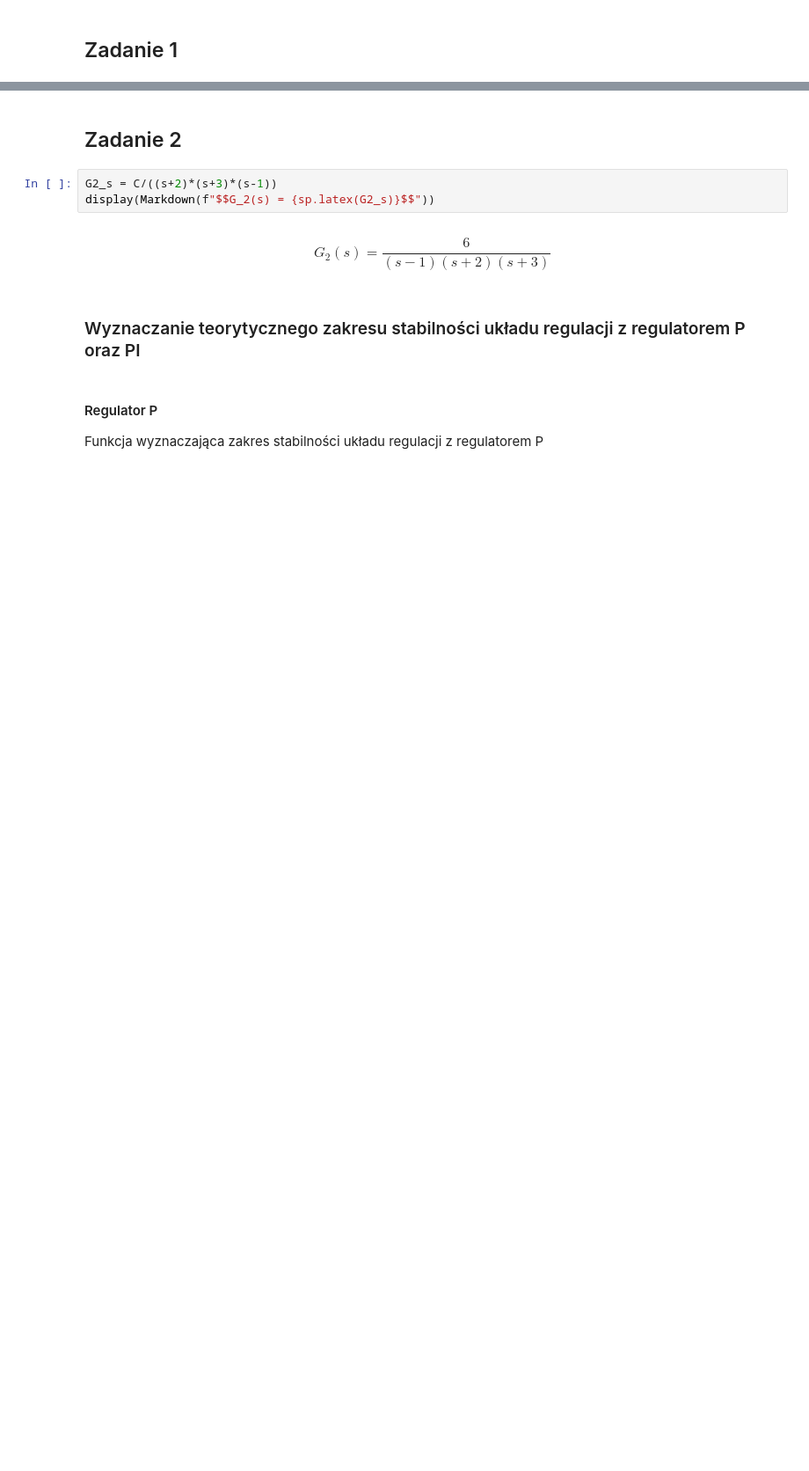
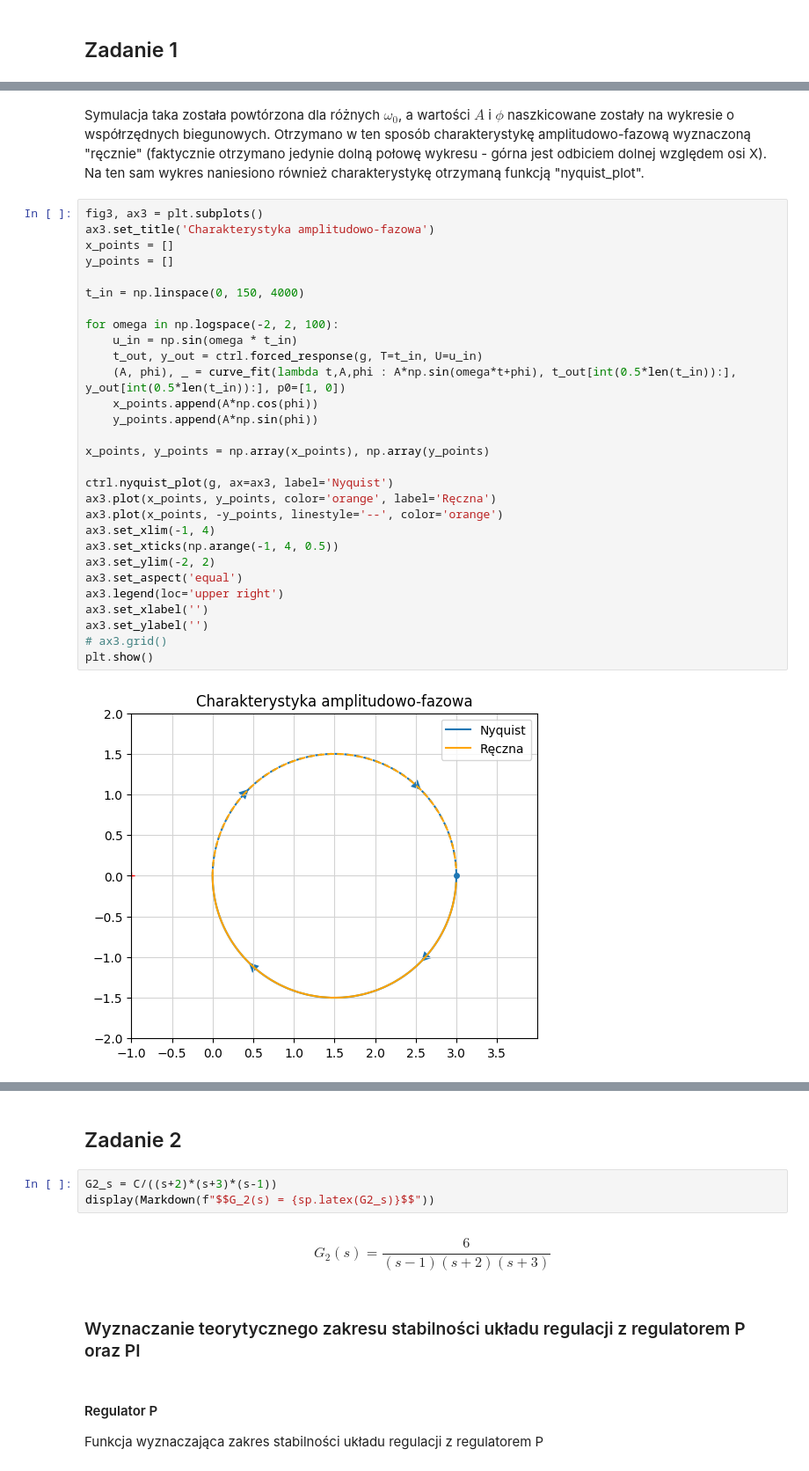
Before and after one commit to iwonieevo/TR-Projekt, a Jupyter notebook: proj_2.ipynb, the cells around one changed output, grey strips where cells are left out. Shown: that part at 88% size. Drawn from its saved outputs; the diff is of its cells as text; blank space fills up the shorter version.

```diff
--- a/proj_2.ipynb
+++ b/proj_2.ipynb
@@ -23,0 +80,33 @@ C = A + B
+# %% [markdown]
+Symulacja taka została powtórzona dla różnych $\omega _0$, a wartości $A$ i $\phi$ naszkicowane zostały na wykresie o współrzędnych biegunowych. Otrzymano w ten sposób charakterystykę amplitudowo-fazową wyznaczoną "ręcznie" (faktycznie otrzymano jedynie dolną połowę wykresu - górna jest odbiciem dolnej względem osi X). Na ten sam wykres naniesiono również charakterystykę otrzymaną funkcją "nyquist_plot".
+# %%
+fig3, ax3 = plt.subplots()
+ax3.set_title('Charakterystyka amplitudowo-fazowa')
+x_points = []
+y_points = []
+
+t_in = np.linspace(0, 150, 4000)
+
+for omega in np.logspace(-2, 2, 100):
+    u_in = np.sin(omega * t_in)
+    t_out, y_out = ctrl.forced_response(g, T=t_in, U=u_in)
+    (A, phi), _ = curve_fit(lambda t,A,phi : A*np.sin(omega*t+phi), t_out[int(0.5*len(t_in)):], y_out[int(0.5*len(t_in)):], p0=[1, 0])
+    x_points.append(A*np.cos(phi))
+    y_points.append(A*np.sin(phi))
+
+x_points, y_points = np.array(x_points), np.array(y_points)
+
+ctrl.nyquist_plot(g, ax=ax3, label='Nyquist')
+ax3.plot(x_points, y_points, color='orange', label='Ręczna')
+ax3.plot(x_points, -y_points, linestyle='--', color='orange')
+ax3.set_xlim(-1, 4)
+ax3.set_xticks(np.arange(-1, 4, 0.5))
+ax3.set_ylim(-2, 2)
+ax3.set_aspect('equal')
+ax3.legend(loc='upper right')
+ax3.set_xlabel('')
+ax3.set_ylabel('')
+# ax3.grid()
+plt.show()
+# %% [output]
+[figure, added]
```
Also changed, not shown: parts of 8 cells of this notebook.
